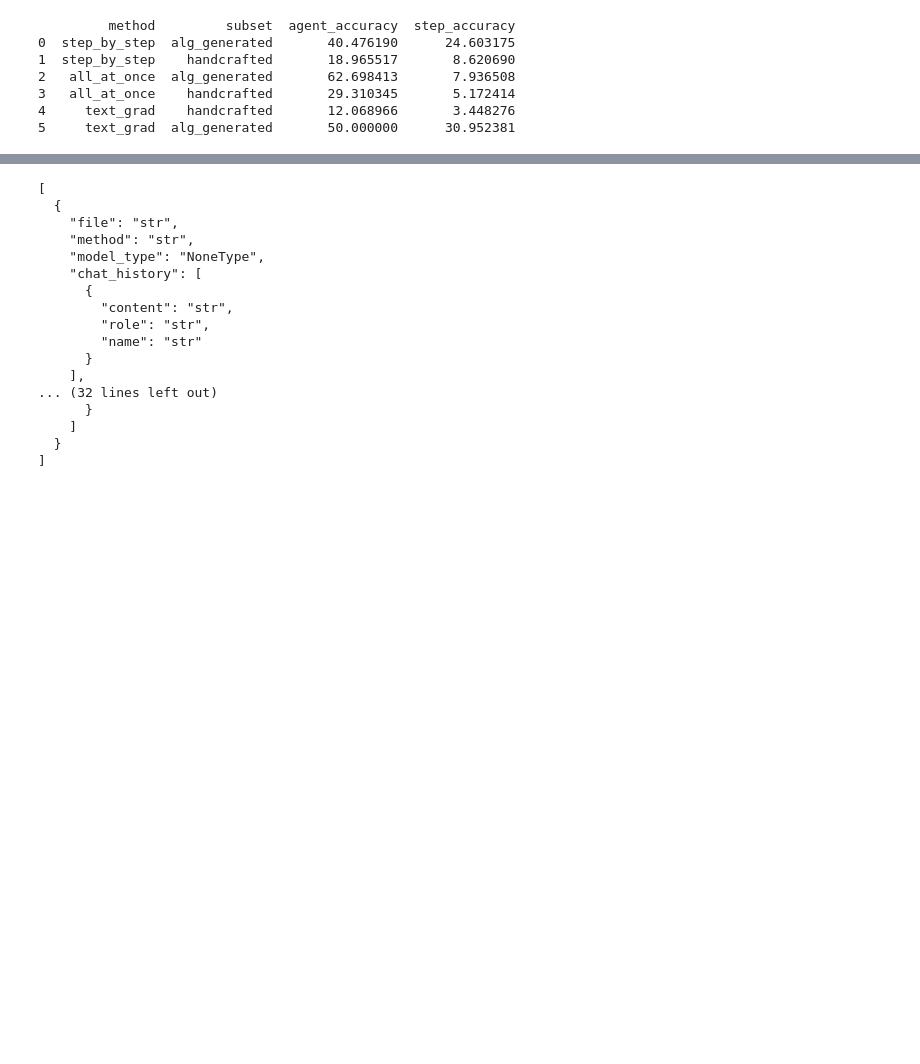
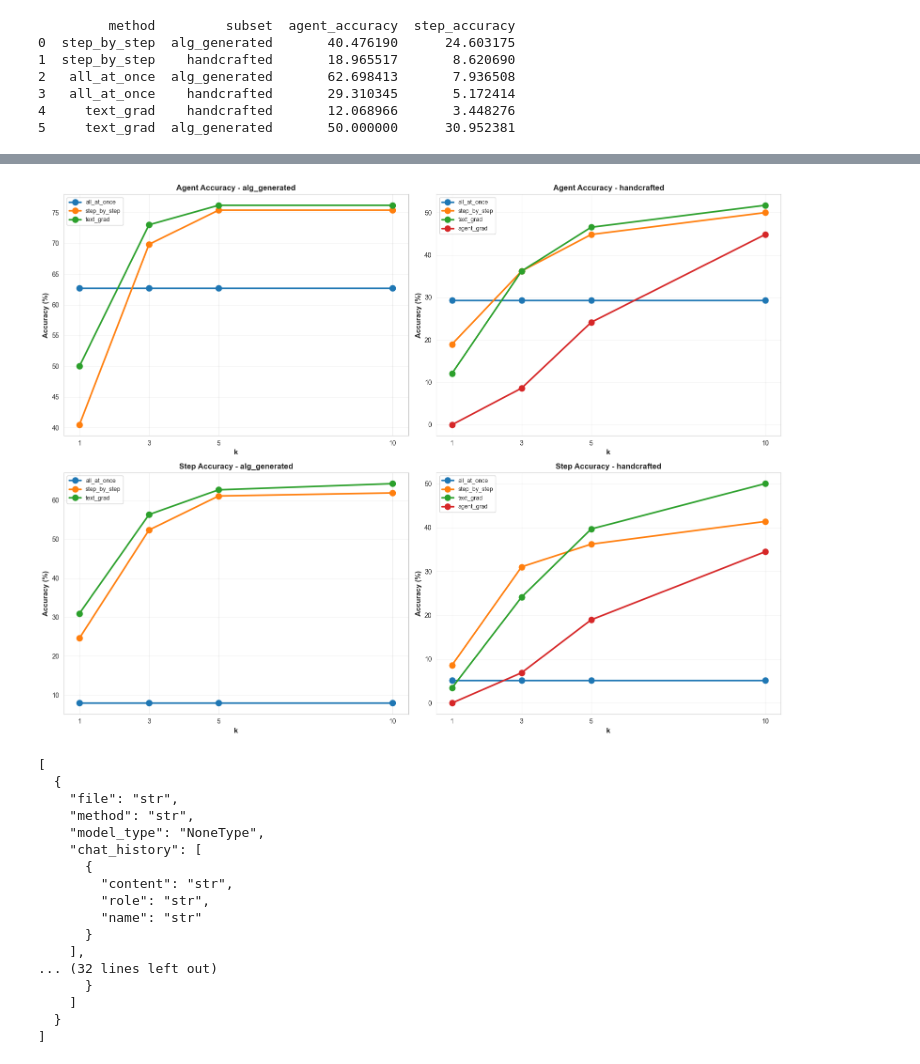
Before and after one commit to dourofficer/agent-grad, a Jupyter notebook: experiment.ipynb, the cells around one changed output, grey strips where cells are left out. Saved outputs shown, nothing was run; the diff lists cells and outputs as text; code cells hidden in the pictures; blank space fills up the shorter version.

```diff
--- a/experiment.ipynb
+++ b/experiment.ipynb
@@ -1331,3 +1395,33 @@ print(df)
+# %%
+# Create 2x2 subplot grid (agent/step × alg_generated/handcrafted)
+fig, axes = plt.subplots(2, 2, figsize=(16, 12))
+
+for i, metric in enumerate(['agent', 'step']):
+    for j, subset in enumerate(['alg_generated', 'handcrafted']):
+        ax = axes[i, j]
+
+        for method in ['all_at_once', 'step_by_step', 'text_grad', 'agent_grad']:
+            key = (method, subset, metric)
+            if key in data:
+                ax.plot(k_values, data[key],
+                       color=colors[method],
+                       marker='o',
+                       linewidth=2.5,
+                       markersize=9,
+                       label=method)
+
+        ax.set_xlabel('k', fontsize=11, fontweight='bold')
+        ax.set_ylabel('Accuracy (%)', fontsize=11, fontweight='bold')
+        ax.set_title(f'{metric.title()} Accuracy - {subset}', fontsize=12, fontweight='bold')
+        ax.set_xticks(k_values)
+        ax.legend(loc='best', fontsize=9)
+        ax.grid(True, alpha=0.3)
+
+plt.tight_layout()
+# plt.savefig('accuracy_grid.png', dpi=300, bbox_inches='tight')
+plt.show()
+# %% [output]
+[figure, added]
 # %%
 import json
 
```
Also changed, not shown: parts of 1 cell of this notebook, 1 other file.
